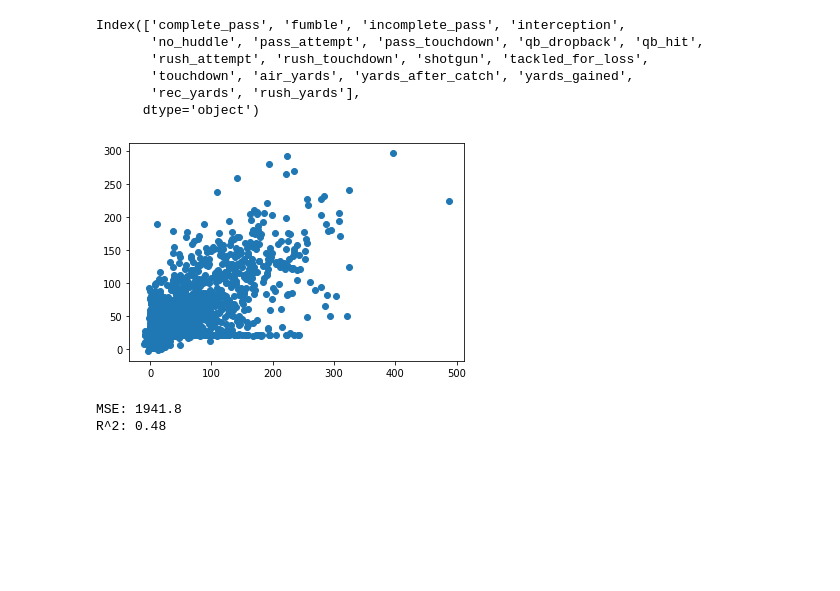
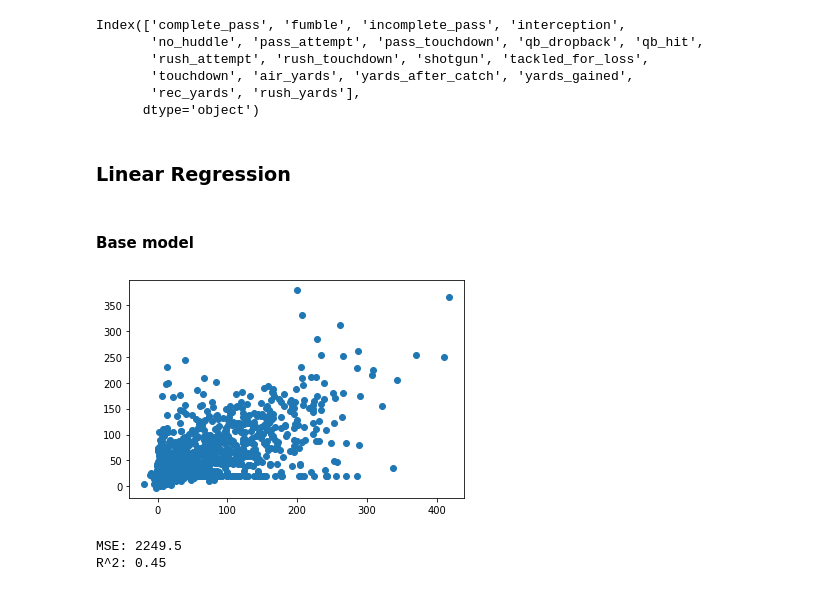
Before and after one commit to mrkawa/fantasyFootballML, a Jupyter notebook: MK/playByPlayConversion.ipynb, the cells around one changed output. Saved outputs shown, nothing was run; the diff lists cells and outputs as text; code cells hidden in the pictures; blank space fills up the shorter version.

```diff
--- a/MK/playByPlayConversion.ipynb
+++ b/MK/playByPlayConversion.ipynb
@@ -98,4 +98,5 @@ X = seasonHist \
     .fillna(0)
 y = seasonHist.fanPts
 
-X_train, X_test, y_train, y_test = train_test_split(X, y, test_size=0.2)
+X_train, X_test, y_train, y_test = train_test_split(X, y, test_size=0.3, random_state=0)
+X_dev, X_test, y_dev, y_test = train_test_split(X_test, y_test, test_size=0.5, random_state=0)
@@ -102,18 +113,21 @@ X_train, X_test, y_train, y_test = train_test_split(X, y, test_size=0.2)
+# %% [markdown]
+### Linear Regression
+# %% [markdown]
+#### Base model
 # %%
-# Linear regression model 0
 regr = linear_model.LinearRegression()
 regr.fit(X_train,y_train)
-y_pred = regr.predict(X_test)
+y_pred = regr.predict(X_dev)
 
-plt.scatter(y_test, y_pred)
+plt.scatter(y_dev, y_pred)
 plt.show()
 
-print(f'MSE: {mean_squared_error(y_test, y_pred).round(1)}')
-print(f'R^2: {r2_score(y_test, y_pred).round(2)}')
+print(f'MSE: {mean_squared_error(y_dev, y_pred).round(1)}')
+print(f'R^2: {r2_score(y_dev, y_pred).round(2)}')
 
 coefs = pd.DataFrame([X_train.columns,regr.coef_]).transpose()
 coefs.reindex(coefs[1].abs().sort_values(ascending=False).index).set_index(0).transpose()
 # %% [output]
-[figure, old version]
+[figure, new version]
-MSE: 1941.8
-R^2: 0.48
+MSE: 2249.5
+R^2: 0.45
```
Also changed, not shown: parts of 18 cells of this notebook.
